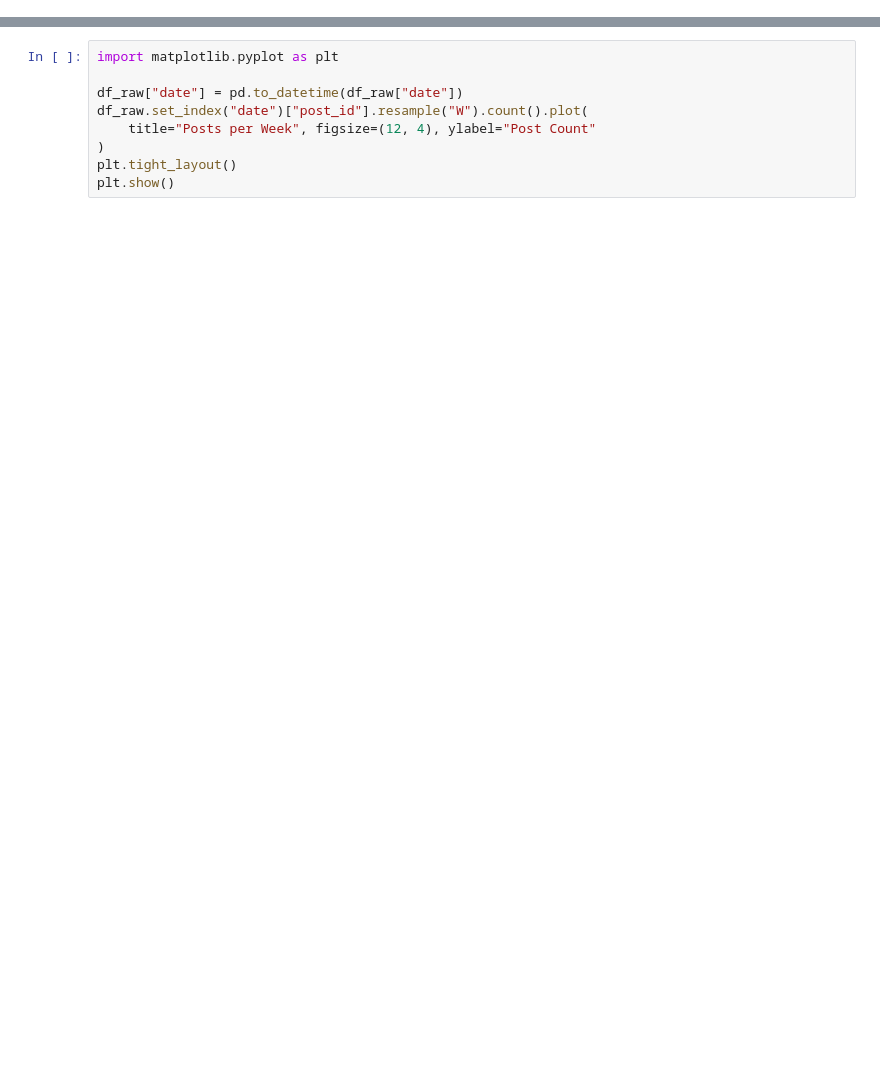
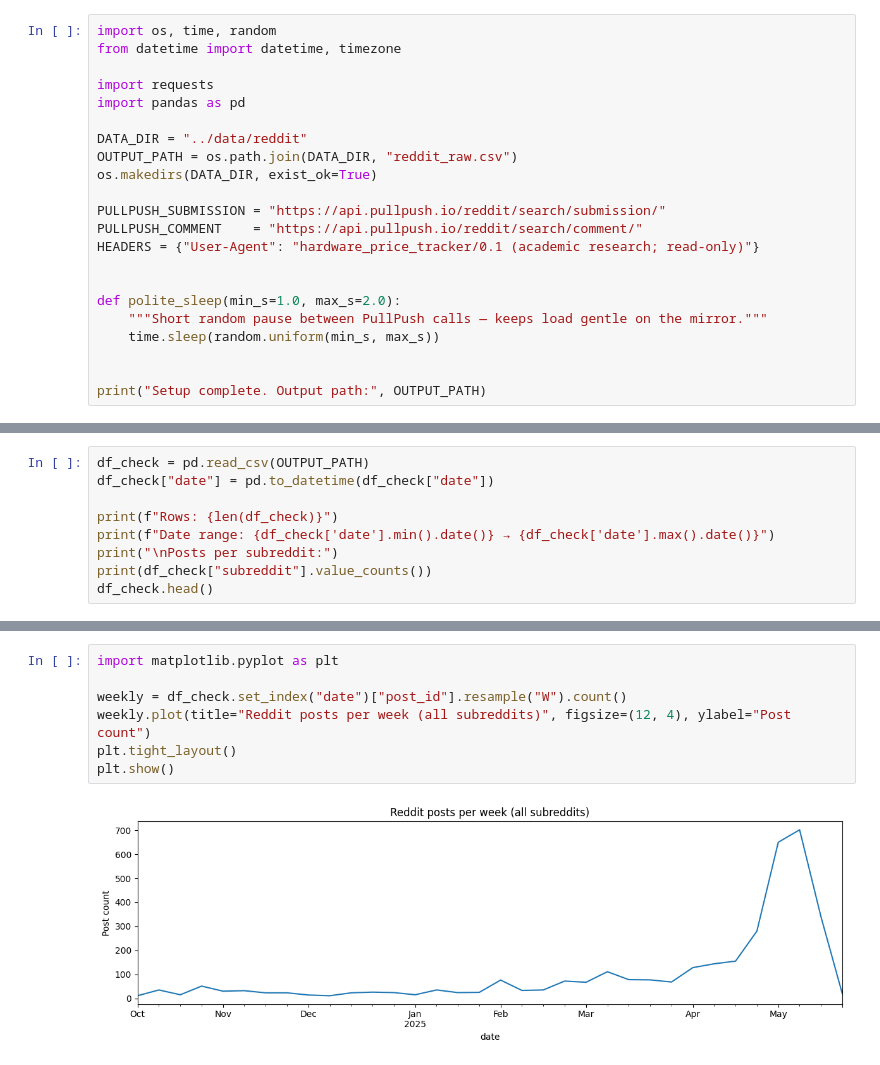
Before and after one commit to nshreeyut/hardware-price-sentiment, a Jupyter notebook: notebooks/02_reddit_scraping.ipynb, the cells around one changed output, grey strips where cells are left out. Cells and saved outputs as stored; diff of their text form; blank space fills up the shorter version.

```diff
--- a/notebooks/02_reddit_scraping.ipynb
+++ b/notebooks/02_reddit_scraping.ipynb
@@ -113,0 +17,22 @@ print(df_raw["subreddit"].value_counts())
+# %%
+import os, time, random
+from datetime import datetime, timezone
+
+import requests
+import pandas as pd
+
+DATA_DIR = "../data/reddit"
+OUTPUT_PATH = os.path.join(DATA_DIR, "reddit_raw.csv")
+os.makedirs(DATA_DIR, exist_ok=True)
+
+PULLPUSH_SUBMISSION = "https://api.pullpush.io/reddit/search/submission/"
+PULLPUSH_COMMENT    = "https://api.pullpush.io/reddit/search/comment/"
+HEADERS = {"User-Agent": "hardware_price_tracker/0.1 (academic research; read-only)"}
+
+
+def polite_sleep(min_s=1.0, max_s=2.0):
+    """Short random pause between PullPush calls — keeps load gentle on the mirror."""
+    time.sleep(random.uniform(min_s, max_s))
+
+
+print("Setup complete. Output path:", OUTPUT_PATH)
@@ -113,0 +284,9 @@ print(df_raw["subreddit"].value_counts())
+# %%
+df_check = pd.read_csv(OUTPUT_PATH)
+df_check["date"] = pd.to_datetime(df_check["date"])
+
+print(f"Rows: {len(df_check)}")
+print(f"Date range: {df_check['date'].min().date()} → {df_check['date'].max().date()}")
+print("\nPosts per subreddit:")
+print(df_check["subreddit"].value_counts())
+df_check.head()
@@ -114,9 +309,9 @@ print(df_raw["subreddit"].value_counts())
 # %%
 import matplotlib.pyplot as plt
 
-df_raw["date"] = pd.to_datetime(df_raw["date"])
-df_raw.set_index("date")["post_id"].resample("W").count().plot(
-    title="Posts per Week", figsize=(12, 4), ylabel="Post Count"
-)
+weekly = df_check.set_index("date")["post_id"].resample("W").count()
+weekly.plot(title="Reddit posts per week (all subreddits)", figsize=(12, 4), ylabel="Post count")
 plt.tight_layout()
 plt.show()
+# %% [output]
+[figure, added]
```
Also changed, not shown: parts of 24 cells of this notebook, 1 other file.
